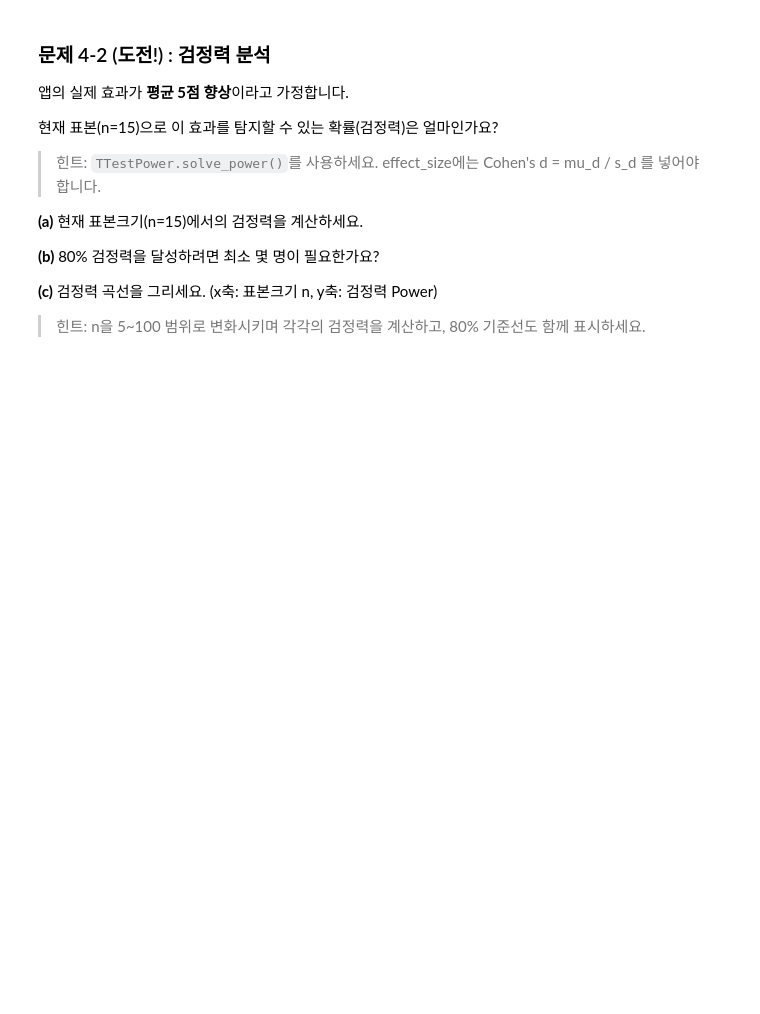
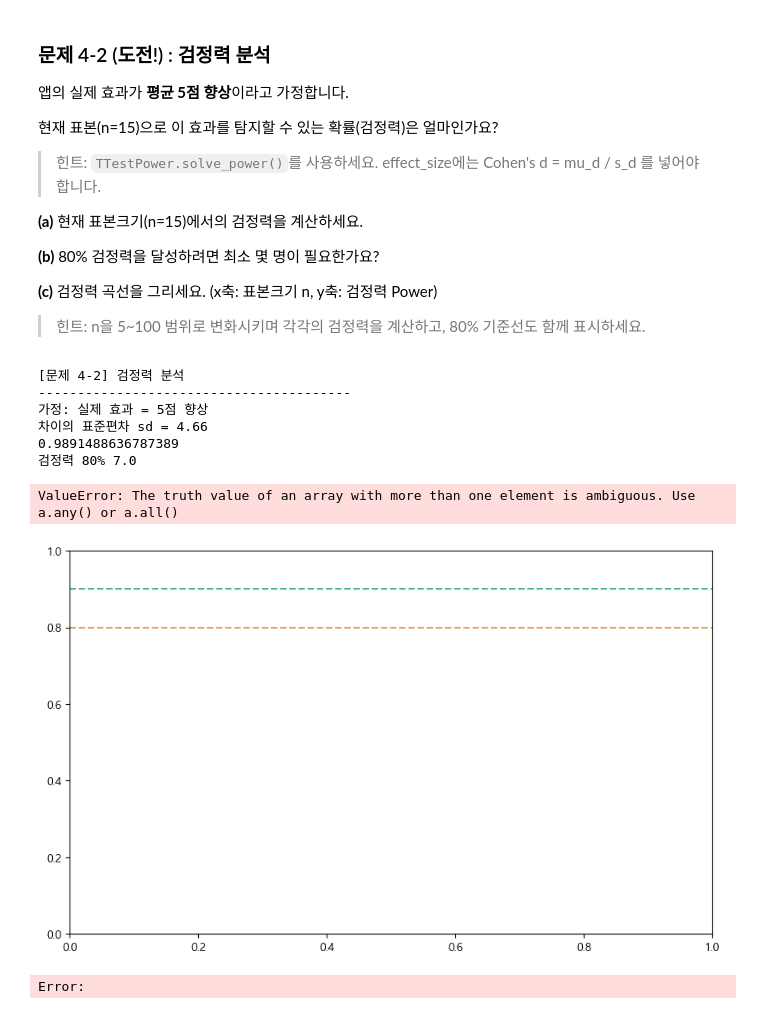
Before and after one commit to sparta-data11-statistics-practice/practice-01-descriptive-statistics-Heesang01, a Jupyter notebook: practice_03_assignment.ipynb, the cells around one changed output. Cells and saved outputs as stored; diff of their text form; code cells hidden in the pictures; blank space fills up the shorter version.

```diff
--- a/practice_03_assignment.ipynb
+++ b/practice_03_assignment.ipynb
@@ -679,14 +694,27 @@ print("-" * 40)
 
 alpha = 0.05
 differences = after_scores - before_scores
+n = len(differences)
+xbar = np.mean(differences)
+s = np.std(differences, ddof=1)
+se = s / np.sqrt(n)
 
 # TODO (a): 가설 설정
 print(f"  H0: 영어학습 앱의 효과는 없다.")
 print(f"  H1: 영어학습 앱의 효과가 있다.")
 
 # TODO (b): 대응표본 t-검정
-
+t_stats, p_value = stats.ttest_rel(before_scores, after_scores)
+print(f'T-통계량 : {t_stats}')
+print(f'p-value : {p_value}')
 
 # TODO (c): 결론
+if p_value <= alpha:
+    print(f'p-value({p_value : .2f}) <= {alpha}이므로 귀무가설 기각, 영어 학습 앱의 효과는 통계적으로 유의하다.')
+else:
+    print(f'p-value({p_value : .2f}) > {alpha}이므로 귀무가설 증거 불충분, 영어 학습 앱의 효과는 통계적으로 유의하지 않다.')
 
 # TODO (d): 차이의 95% 신뢰구간
+ci_95 = stats.t.interval(0.95, df=n-1, loc=xbar, scale=se) #scipy
+
+print(f'신뢰수준 {0.95} CI: [{ci_95[0]:.2f}, {ci_95[1]:.2f}]')
@@ -706,6 +743,8 @@ print(f"  H1: 영어학습 앱의 효과가 있다.")
 **(c)** 검정력 곡선을 그리세요. (x축: 표본크기 n, y축: 검정력 Power)
 > 힌트: n을 5~100 범위로 변화시키며 각각의 검정력을 계산하고, 80% 기준선도 함께 표시하세요.
 # %%
+from statsmodels.stats.power import TTestPower
+analysis = TTestPower()
 print("\n[문제 4-2] 검정력 분석")
 print("-" * 40)
 
@@ -718,26 +757,70 @@ print(f"차이의 표준편차 sd = {s_d:.2f}")
 
 
 # TODO (a): 현재 검정력 (n=15)
-
+power_lib = analysis.solve_power(
+    effect_size=mu_d/s_d,
+    nobs = 15,
+    alpha= 0.05,
+    alternative='larger'
+)
+print(power_lib)
 # TODO (b): 80% 검정력에 필요한 표본크기
+n_req = analysis.solve_power(
+    effect_size=mu_d/s_d,
+    alpha = 0.05,
+    power = 0.80,
+    alternative = 'larger'
+)
+print('검정력 80%', np.ceil(n_req))
+# %% [output]
+[문제 4-2] 검정력 분석
+----------------------------------------
+가정: 실제 효과 = 5점 향상
+차이의 표준편차 sd = 4.66
+0.9891488636787389
+검정력 80% 7.0
 # %%
+## 보류
+
 # TODO (c): 검정력 곡선 시각화
 fig, ax = plt.subplots(figsize=(10, 6))
-
+mu_0 = after_scores
+mu_1 = before_scores
 # TODO: n_range에 대해 검정력을 계산하고 plot 하세요
-# n_range = np.arange(5, 101)
-# powers = []
-# for n in n_range:
-#     ...
+sigma = np.std(differences)
+n_range = np.arange(5, 101)
+powers = []
+for n in n_range:
+    se = sigma / np.sqrt(n)
+    z_crit = stats.norm.ppf(0.05)
+    x_crit = mu_0 + z_crit * se
+    power = stats.norm.cdf(x_crit, loc=mu_1, scale=se)
+    powers.append(power)
 
 ax.axhline(0.80, color='#D97706', linestyle='--', alpha=0.7, label='80% 검정력')
 ax.axhline(0.90, color='#059669', linestyle='--', alpha=0.7, label='90% 검정력')
+
+for n in n_range:
+    se = sigma / np.sqrt(n)
+    z_crit = stats.norm.ppf(alpha)
+    x_crit = mu_0 + z_crit * se
+    p = stats.norm.cdf(x_crit, loc=mu_1, scale=se)
+    if p >= 0.80:
+        ax.plot(n, p, 'o', markersize=8, color='red')
+        ax.annotate(f'n={n}', xy=(n, p), xytext=(n+10, p-0.05),
+                         fontsize=9, color='red')
+        break
+
 ax.set_xlabel('표본크기 (n)', fontsize=12)
 ax.set_ylabel('검정력 (Power)', fontsize=12)
 ax.set_title('표본크기에 따른 검정력 변화', fontsize=14, fontweight='bold')
 ax.legend(fontsize=10)
 ax.grid(alpha=0.3)
 ax.set_ylim(0, 1.05)
 
 plt.tight_layout()
 plt.show()
+# %% [output]
+ValueError: The truth value of an array with more than one element is ambiguous. Use a.any() or a.all()
+[figure, added]
+Error:
```
Also changed, not shown: parts of 3 cells of this notebook, 8 other files.
